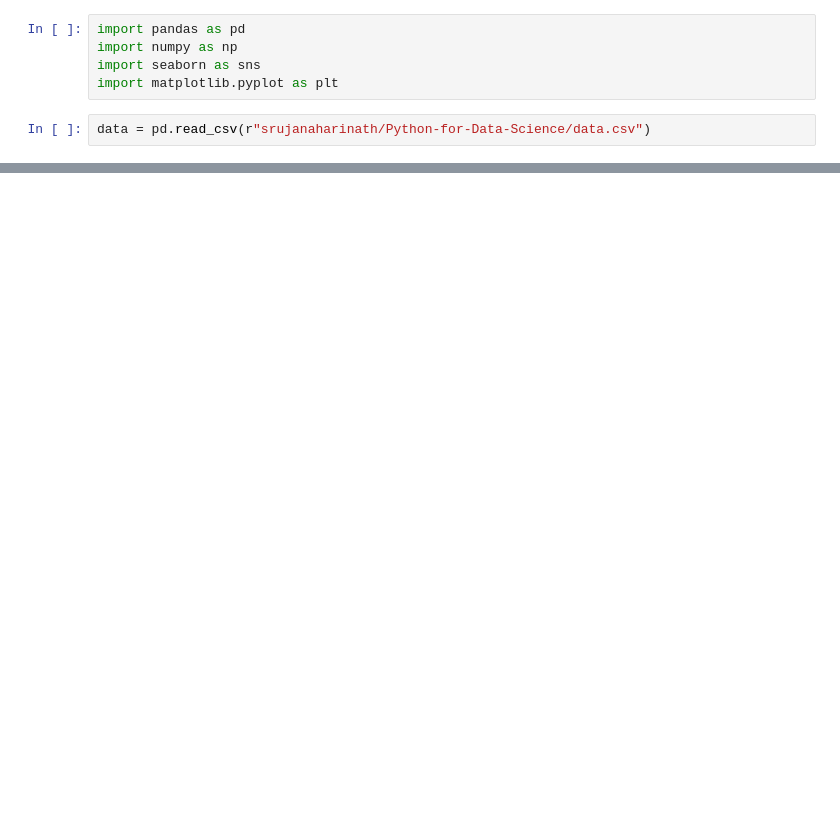
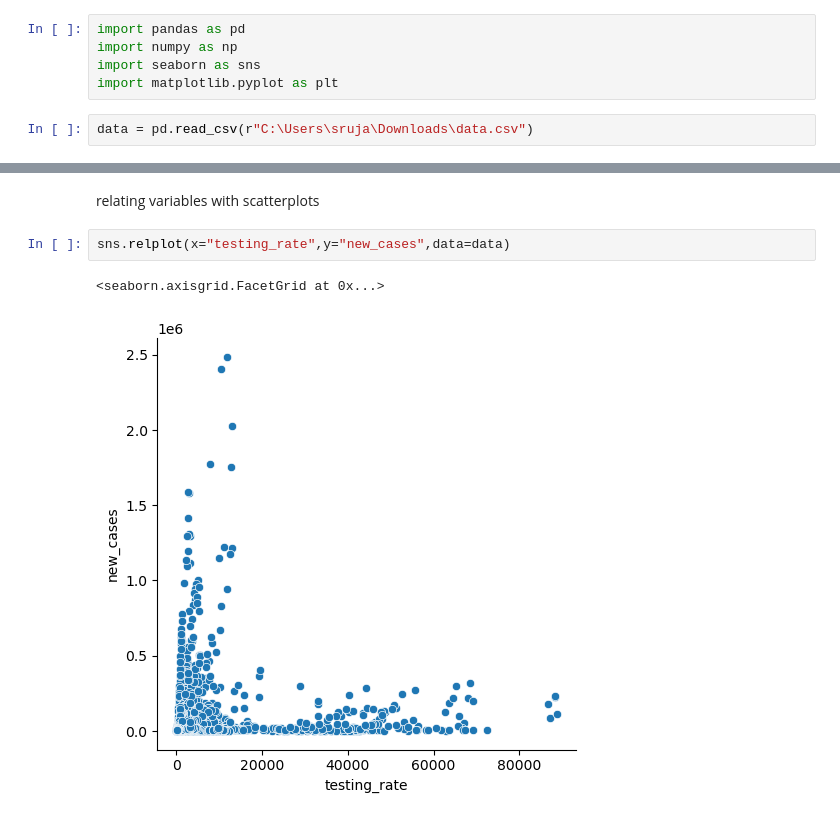
Before and after one commit to srujanaharinath/Sql-for-Data-Science, a Jupyter notebook: code/covid.ipynb, the cells around one changed output, grey strips where cells are left out. Cells and saved outputs as stored; diff of their text form; blank space fills up the shorter version.

```diff
--- a/code/covid.ipynb
+++ b/code/covid.ipynb
@@ -4,4 +4,4 @@ import numpy as np
 import seaborn as sns
 import matplotlib.pyplot as plt
 # %%
-data = pd.read_csv(r"srujanaharinath/Python-for-Data-Science/data.csv")
+data = pd.read_csv(r"C:\Users\sruja\Downloads\data.csv")
@@ -9,0 +68,7 @@ FileNotFoundError: [Errno 2] No such file or directory: 'srujanaharinath/Python-
+# %% [markdown]
+relating variables with scatterplots
+# %%
+sns.relplot(x="testing_rate",y="new_cases",data=data)
+# %% [output]
+<seaborn.axisgrid.FacetGrid at 0x...>
+[figure, added]
```
Also changed, not shown: parts of 10 cells of this notebook.
